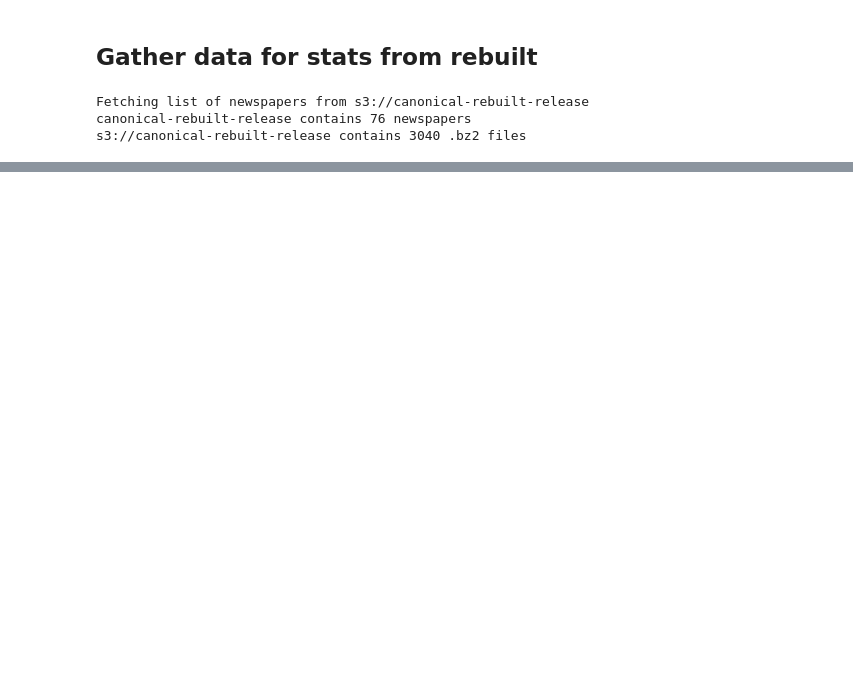
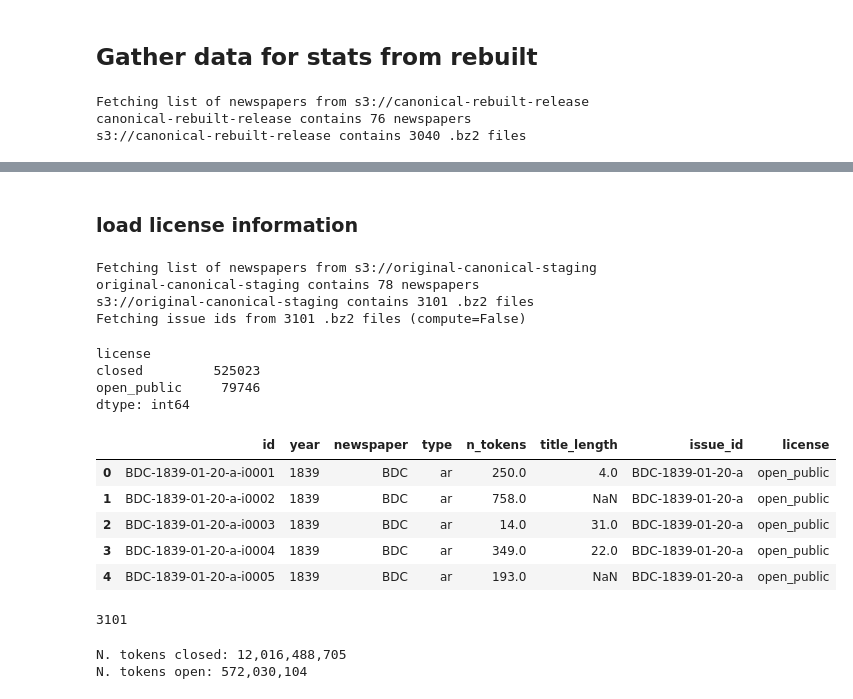
Before and after one commit to impresso/impresso-data-sanitycheck, a Jupyter notebook: notebooks/contentitem-stats-rebuilt.ipynb, the cells around one changed output, grey strips where cells are left out. Saved outputs shown, nothing was run; the diff lists cells and outputs as text; code cells hidden in the pictures; blank space fills up the shorter version.

```diff
--- a/notebooks/contentitem-stats-rebuilt.ipynb
+++ b/notebooks/contentitem-stats-rebuilt.ipynb
@@ -94,0 +264,6 @@ RangeIndex(start=0, stop=3040, step=1)
+# %%
+test_df['issue_id'] = test_df.apply(
+    lambda x: "-".join(x['id'].split("-")[:-1]),
+    meta=('issue_id', str),
+    axis=1
+)
@@ -94,0 +281,2 @@ RangeIndex(start=0, stop=3040, step=1)
+# %% [markdown]
+### load license information
@@ -94,0 +285,9 @@ RangeIndex(start=0, stop=3040, step=1)
+# %%
+issue_bag = fetch_issues("s3://original-canonical-staging", compute=False)
+# %% [output]
+Fetching list of newspapers from s3://original-canonical-staging
+original-canonical-staging contains 78 newspapers
+s3://original-canonical-staging contains 3101 .bz2 files
+Fetching issue ids from 3101 .bz2 files (compute=False)
+# %%
+license_df = issue_bag.map(lambda i: {"id": i['id'], "license": i['ar']}).to_dataframe().set_index('id').persist()
@@ -94,0 +300,9 @@ RangeIndex(start=0, stop=3040, step=1)
+# %%
+pd_license_df.groupby(
+    by=['license']
+).size()
+# %% [output]
+license
+closed         525023
+open_public     79746
+dtype: int64
@@ -94,0 +313,11 @@ RangeIndex(start=0, stop=3040, step=1)
+# %%
+enriched_df = test_df.join(license_df, on='issue_id').persist()
+# %%
+enriched_df.head()
+# %% [output]
+|  | id | year | newspaper | type | n_tokens | title_length | issue_id | license |
+| 0 | BDC-1839-01-20-a-i0001 | 1839 | BDC | ar | 250.0 | 4.0 | BDC-1839-01-20-a | open_public |
+| 1 | BDC-1839-01-20-a-i0002 | 1839 | BDC | ar | 758.0 | NaN | BDC-1839-01-20-a | open_public |
+| 2 | BDC-1839-01-20-a-i0003 | 1839 | BDC | ar | 14.0 | 31.0 | BDC-1839-01-20-a | open_public |
+| 3 | BDC-1839-01-20-a-i0004 | 1839 | BDC | ar | 349.0 | 22.0 | BDC-1839-01-20-a | open_public |
+| 4 | BDC-1839-01-20-a-i0005 | 1839 | BDC | ar | 193.0 | NaN | BDC-1839-01-20-a | open_public |
@@ -94,0 +329,4 @@ RangeIndex(start=0, stop=3040, step=1)
+# %%
+print(len(files))
+# %% [output]
+3101
@@ -94,0 +337,6 @@ RangeIndex(start=0, stop=3040, step=1)
+# %%
+print(f"N. tokens closed: {n_tokens_closed:,}")
+print(f"N. tokens open: {n_tokens_public:,}")
+# %% [output]
+N. tokens closed: 12,016,488,705
+N. tokens open: 572,030,104
```
Also changed, not shown: parts of 144 cells of this notebook.
